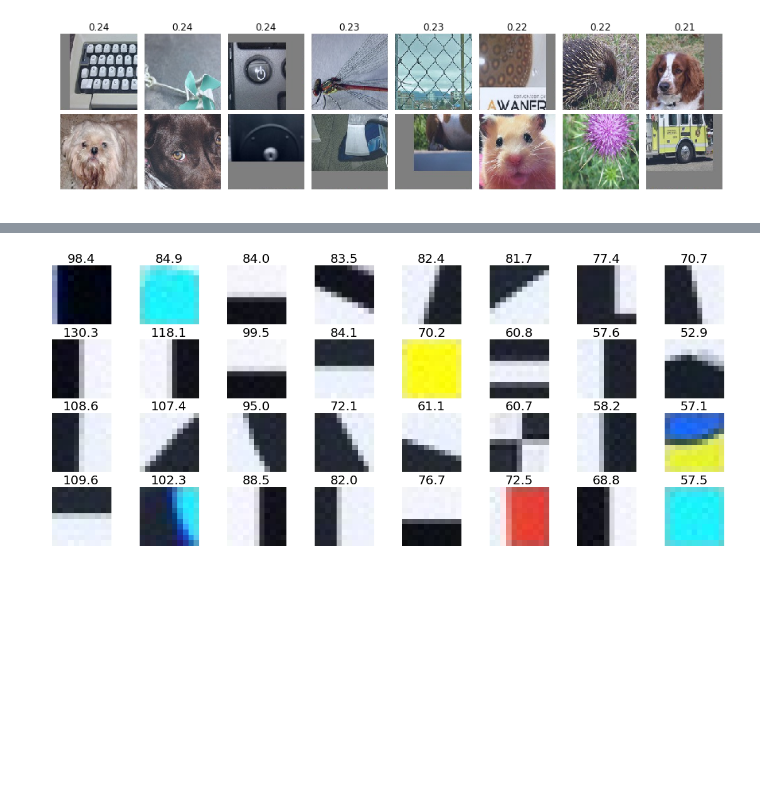
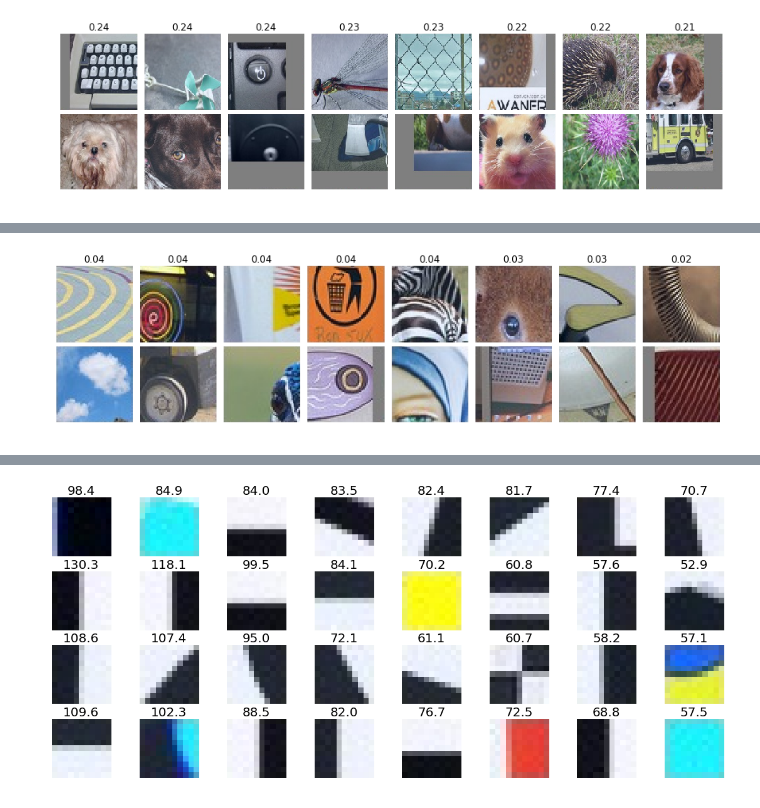
Before and after one commit to YixuanLi/convergent_learning, a Jupyter notebook: experiments/convergent_learning_notebook.ipynb, the cells around one changed output, grey strips where cells are left out. Saved outputs shown, nothing was run; the diff lists cells and outputs as text; code cells hidden in the pictures; blank space fills up the shorter version.

```diff
--- a/experiments/convergent_learning_notebook.ipynb
+++ b/experiments/convergent_learning_notebook.ipynb
@@ -271,0 +309,5 @@ We apply the same matching technique (greedy matching) to the between-net mutual
+# %%
+# Conv2, worst match
+plot_top_bot_matches('conv2', conv2_mi, False)
+# %% [output]
+[figure, added]
```
Also changed, not shown: parts of 26 cells of this notebook.
